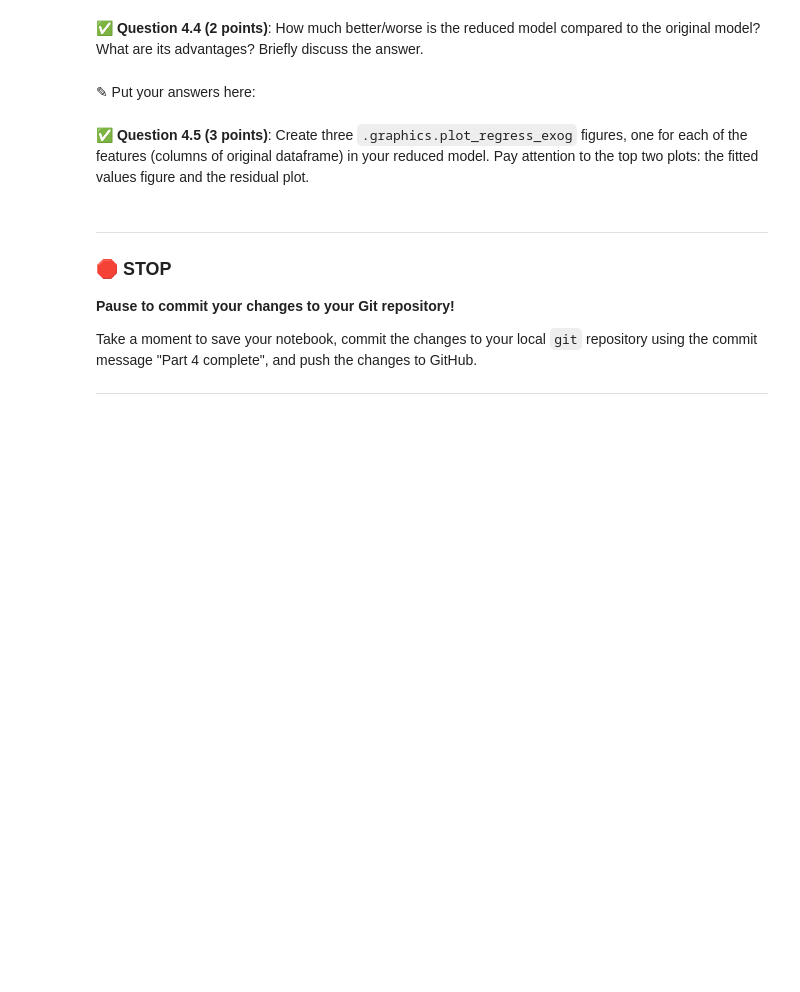
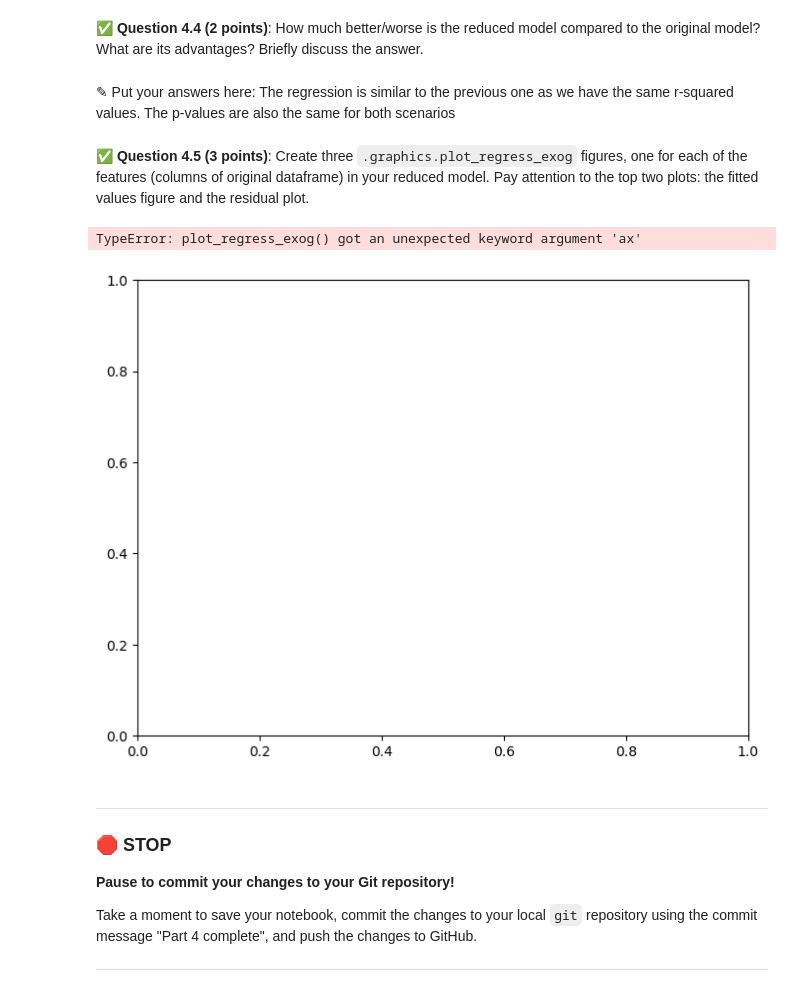
Before and after one commit to BadriAiman/cmse202-s24-turnin, a Jupyter notebook: hw-03/HW-03_Regression-S24-STUDENT.ipynb, the cells around one changed output. Drawn from its saved outputs; the diff is of its cells as text; code cells hidden in the pictures; blank space fills up the shorter version.

```diff
--- a/hw-03/HW-03_Regression-S24-STUDENT.ipynb
+++ b/hw-03/HW-03_Regression-S24-STUDENT.ipynb
@@ -296,0 +296,16 @@ In this part, we'll use multiple features to do predictions.
+# %%
+# For 2022
+X_2022 = sm.add_constant(clean_whr2022[['gdp_per_capita', 'healthy_life_expectancy', 'freedom_to_make_life_choices', 'generosity']])
+model_2022 = sm.OLS(clean_whr2022['happiness_score'], X_2022)
+result_2022 = model_2022.fit()
+
+# For 2023
+X_2023 = sm.add_constant(clean_whr2023[['gdp_per_capita', 'healthy_life_expectancy', 'freedom_to_make_life_choices', 'generosity']])
+model_2023 = sm.OLS(clean_whr2023['happiness_score'], X_2023)
+result_2023 = model_2023.fit()
+
+# Display summaries
+print("Results summary for 2022:")
+print(result_2022.summary())
+print("\nResults summary for 2023:")
+print(result_2023.summary())
@@ -308,0 +341,14 @@ In this part, we'll use multiple features to do predictions.
+# %%
+import statsmodels.api as sm
+
+# Filter significant features for 2023
+significant_features_2023 = clean_whr2023[['gdp_per_capita', 'healthy_life_expectancy', 'freedom_to_make_life_choices', 'generosity']]
+
+# Fit the model with only significant features
+X_significant_2023 = sm.add_constant(significant_features_2023)
+model_significant_2023 = sm.OLS(clean_whr2023['happiness_score'], X_significant_2023)
+result_significant_2023 = model_significant_2023.fit()
+
+# Display summary of results for 2023 with only significant features
+print("Results summary for 2023 with only significant features:")
+print(result_significant_2023.summary())
@@ -309,6 +373,6 @@ In this part, we'll use multiple features to do predictions.
 # %% [markdown]
 &#9989;  **Question 4.4 (2 points)**: How much better/worse is the reduced model compared to the original model? What are its advantages? Briefly discuss the answer.
-# %% [markdown]
-<font size=+3>&#9998;</font> Put your answers here:
+# %% [markdown]
+<font size=+3>&#9998;</font> Put your answers here: The regression is similar to the previous one as we have the same r-squared values. The p-values are also the same for both scenarios
 # %% [markdown]
 &#9989;  **Question 4.5 (3 points)**: Create three `.graphics.plot_regress_exog` figures, one for each of the features (columns of original dataframe) in your reduced model. Pay attention to the top two plots: the fitted values figure and the residual plot.
@@ -317,3 +379,13 @@ In this part, we'll use multiple features to do predictions.
+# %%
+# Plotting for each significant feature
+for feature in significant_features:
+    fig = plt.figure(figsize=(12, 8))
+    plot_regress_exog(result_significant_2023, feature)
+    plt.title(f'Plot for {feature}')
+    plt.show()
+# %% [output]
+TypeError: plot_regress_exog() got an unexpected keyword argument 'ax'
+[figure, added]
 # %% [markdown]
 ---
 ### &#128721; STOP
```
Also changed, not shown: parts of 10 cells of this notebook.
